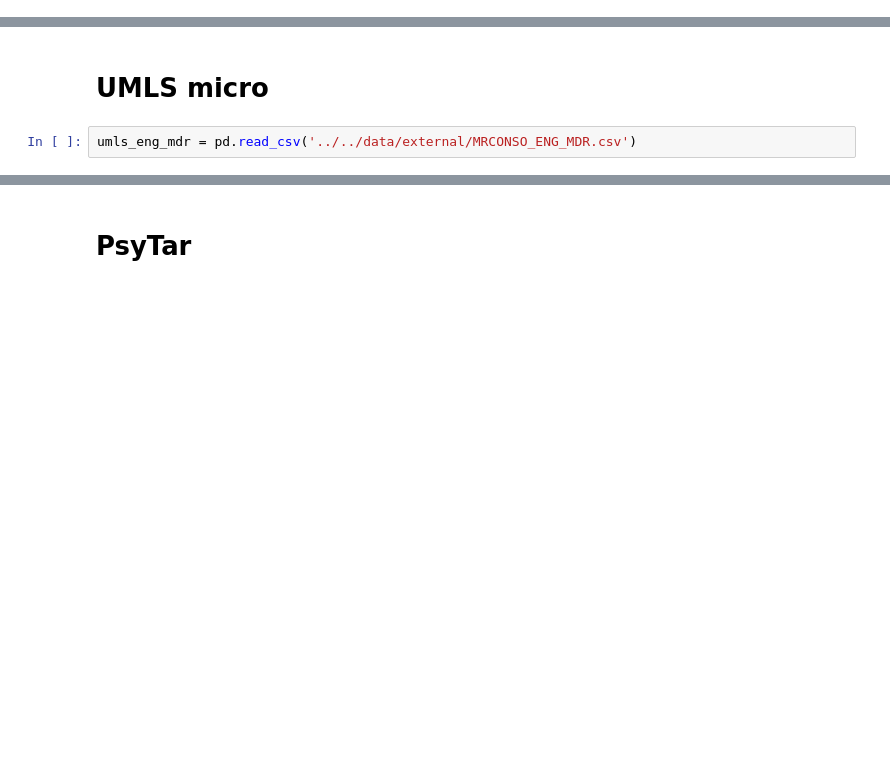
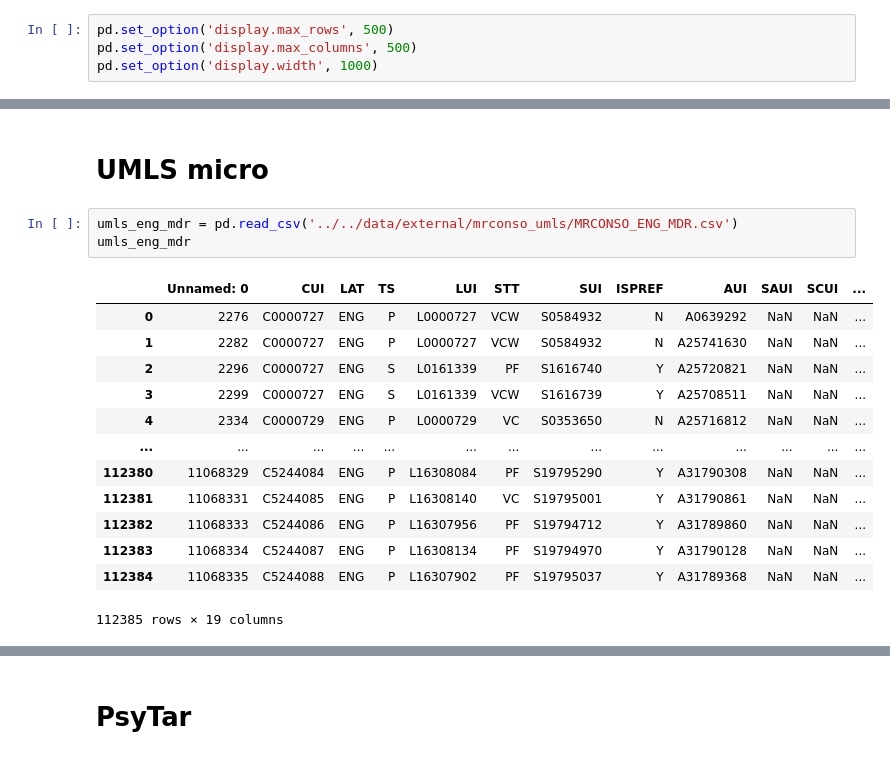
Before and after one commit to AlexKay28/MedConcNorm, a Jupyter notebook: notebooks/work_with_raw_data/get_train_test_csvs.ipynb, the cells around one changed output, grey strips where cells are left out. Drawn from its saved outputs; the diff is of its cells as text; blank space fills up the shorter version.

```diff
--- a/notebooks/work_with_raw_data/get_train_test_csvs.ipynb
+++ b/notebooks/work_with_raw_data/get_train_test_csvs.ipynb
@@ -3,5 +5,9 @@ import pandas as pd
 import os
 from sklearn.model_selection import train_test_split
+# %%
+pd.set_option('display.max_rows', 500)
+pd.set_option('display.max_columns', 500)
+pd.set_option('display.width', 1000)
 # %% [markdown]
 # SMM4H 2021
 # %%
@@ -88,4 +125,19 @@ smm4h17_spans_test.to_csv('../../data/interim/smm4h17/test.csv')
 # %% [markdown]
 # UMLS micro
 # %%
-umls_eng_mdr = pd.read_csv('../../data/external/MRCONSO_ENG_MDR.csv')
+umls_eng_mdr = pd.read_csv('../../data/external/mrconso_umls/MRCONSO_ENG_MDR.csv')
+umls_eng_mdr
+# %% [output]
+|  | Unnamed: 0 | CUI | LAT | TS | LUI | STT | SUI | ISPREF | AUI | SAUI | SCUI | ... |
+| 0 | 2276 | C0000727 | ENG | P | L0000727 | VCW | S0584932 | N | A0639292 | NaN | NaN | ... |
+| 1 | 2282 | C0000727 | ENG | P | L0000727 | VCW | S0584932 | N | A25741630 | NaN | NaN | ... |
+| 2 | 2296 | C0000727 | ENG | S | L0161339 | PF | S1616740 | Y | A25720821 | NaN | NaN | ... |
+| 3 | 2299 | C0000727 | ENG | S | L0161339 | VCW | S1616739 | Y | A25708511 | NaN | NaN | ... |
+| 4 | 2334 | C0000729 | ENG | P | L0000729 | VC | S0353650 | N | A25716812 | NaN | NaN | ... |
+| ... | ... | ... | ... | ... | ... | ... | ... | ... | ... | ... | ... | ... |
+| 112380 | 11068329 | C5244084 | ENG | P | L16308084 | PF | S19795290 | Y | A31790308 | NaN | NaN | ... |
+| 112381 | 11068331 | C5244085 | ENG | P | L16308140 | VC | S19795001 | Y | A31790861 | NaN | NaN | ... |
+| 112382 | 11068333 | C5244086 | ENG | P | L16307956 | PF | S19794712 | Y | A31789860 | NaN | NaN | ... |
+| 112383 | 11068334 | C5244087 | ENG | P | L16308134 | PF | S19794970 | Y | A31790128 | NaN | NaN | ... |
+| 112384 | 11068335 | C5244088 | ENG | P | L16307902 | PF | S19795037 | Y | A31789368 | NaN | NaN | ... |
+112385 rows × 19 columns
```
Also changed, not shown: parts of 26 cells of this notebook, 10 other files.
